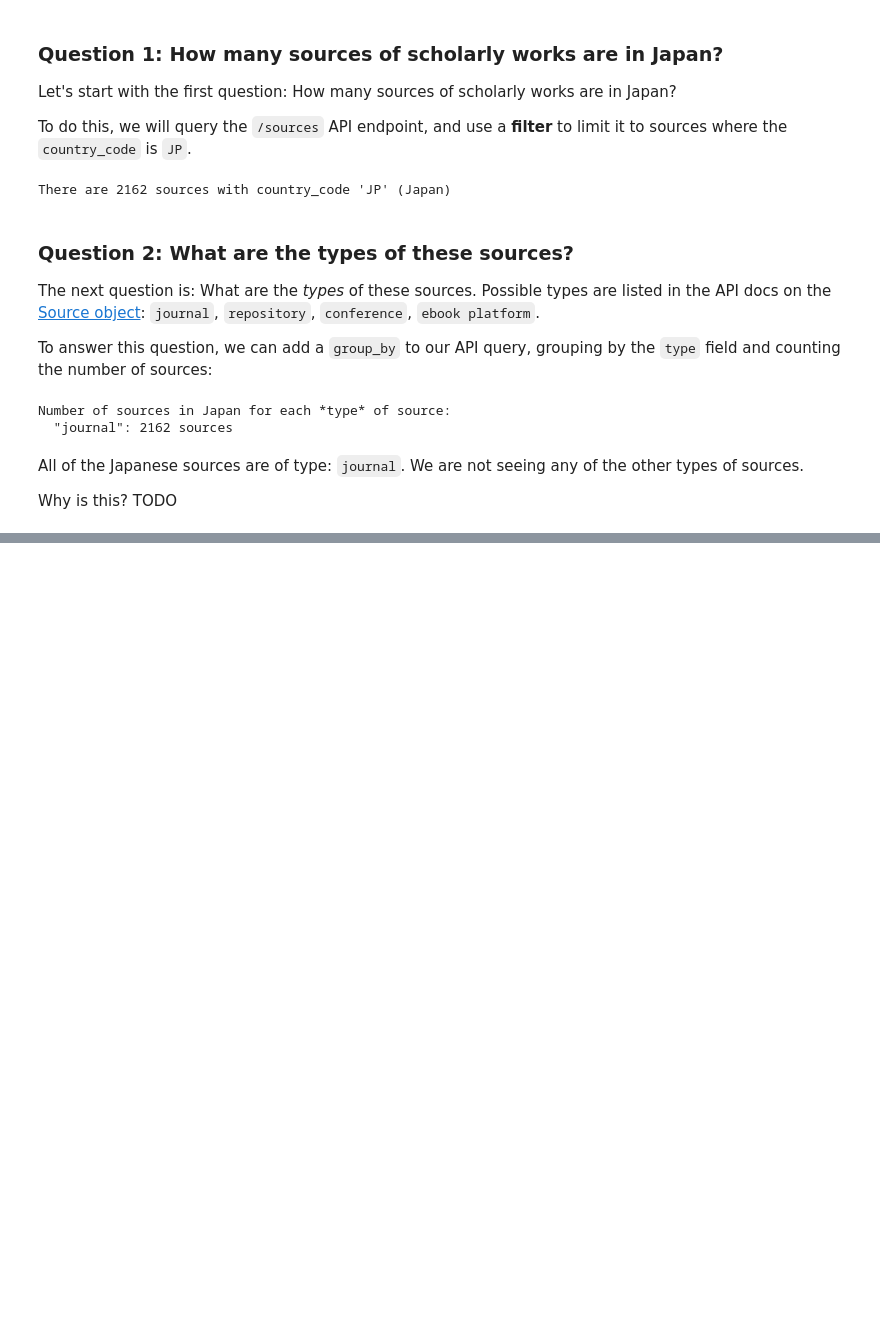
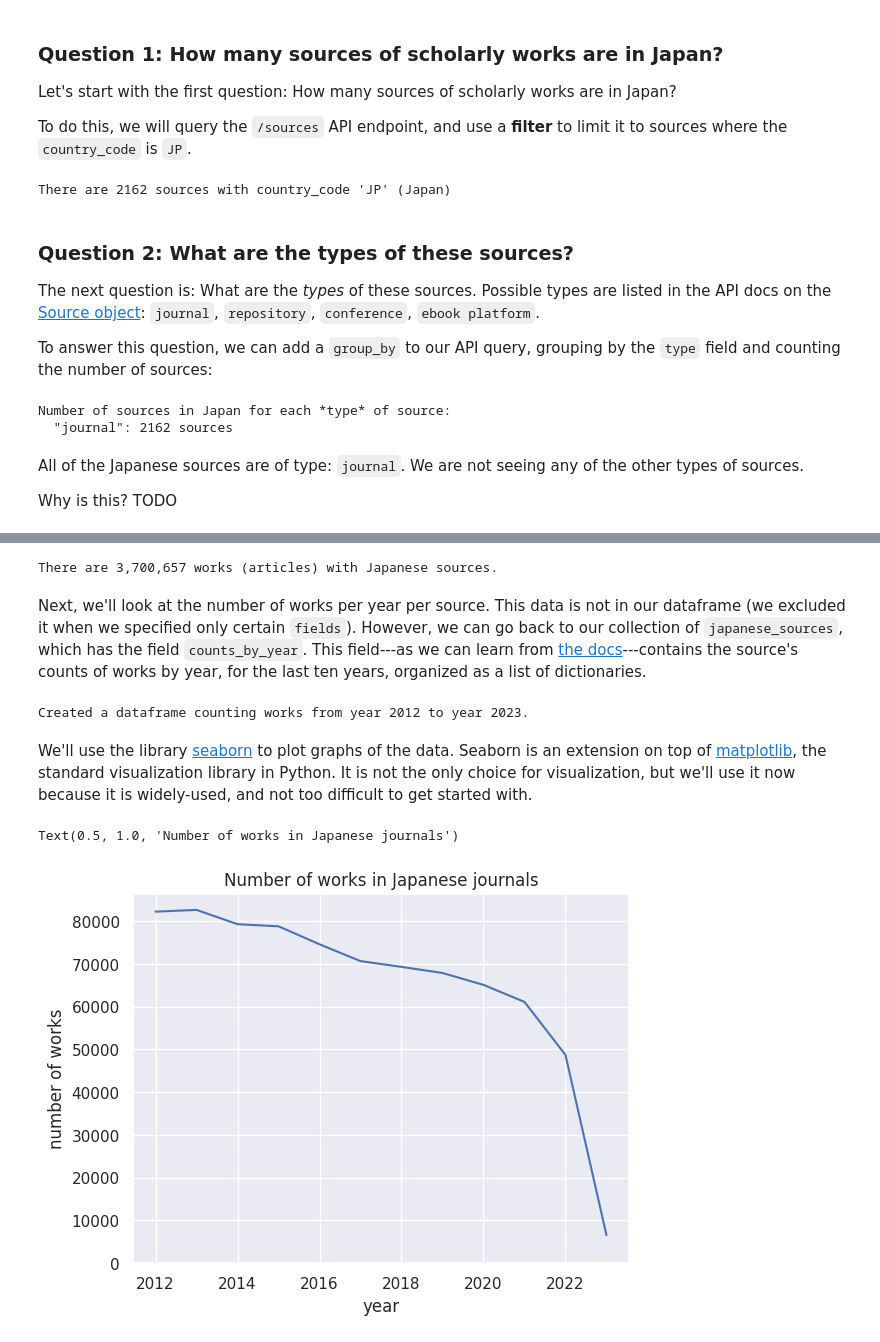
Before and after one commit to ourresearch/openalex-api-tutorials, a Jupyter notebook: notebooks/institutions/japanese.ipynb, the cells around one changed output, grey strips where cells are left out. Saved outputs shown, nothing was run; the diff lists cells and outputs as text; code cells hidden in the pictures; blank space fills up the shorter version.

Commit message:
japan sources tutorial: get works, plot counts

```diff
--- a/notebooks/institutions/japanese.ipynb
+++ b/notebooks/institutions/japanese.ipynb
@@ -150,11 +50,0 @@ japanese_sources[0]['counts_by_year']
-# %%
-data = []
-for source in japanese_sources:
-    for year_count in source['counts_by_year']:
-        data.append({
-            'id': source['id'],
-            'year': year_count['year'],
-            'works_count': year_count['works_count'],
-            'cited_by_count': year_count['cited_by_count'],
-        })
-df_counts_by_year = pd.DataFrame(data)
@@ -260,0 +158,45 @@ df_affiliations_count.loc[(df_affiliations_count['year']>=2012)&(df_affiliations
+# %%
+num_works = df_sources['works_count'].sum()
+print(f"There are {num_works:,} works (articles) with Japanese sources.")  # putting ":," after num_works tells the formatter to use commas as thousands separators
+# %% [output]
+There are 3,700,657 works (articles) with Japanese sources.
+# %% [markdown]
+Next, we'll look at the number of works per year per source. This data is not in our dataframe (we excluded it when we specified only certain `fields`). However, we can go back to our collection of `japanese_sources`, which has the field `counts_by_year`. This field---as we can learn from [the docs](https://docs.openalex.org/api-entities/venues/venue-object#counts_by_year)---contains the source's counts of works by year, for the last ten years, organized as a list of dictionaries.
+# %%
+# Put the data for `counts_by_year` into a Pandas dataframe.
+data = []
+for source in japanese_sources:
+    for year_count in source['counts_by_year']:
+        data.append({
+            'id': source['id'],
+            'year': int(year_count['year']),
+            'works_count': int(year_count['works_count']),
+            'cited_by_count': int(year_count['cited_by_count']),
+        })
+df_counts_by_year = pd.DataFrame(data)
+
+# Each row in the dataframe represents one year of one source.
+# We can group by year and sum the number of works to get the
+# total counts by year.
+
+all_counts_japan = df_counts_by_year.groupby('year')['works_count'].sum()
+print(f"Created a dataframe counting works from year {all_counts_japan.index.min()} to year {all_counts_japan.index.max()}.")
+# %% [output]
+Created a dataframe counting works from year 2012 to year 2023.
+# %% [markdown]
+We'll use the library [seaborn](https://seaborn.pydata.org/index.html) to plot graphs of the data. Seaborn is an extension on top of [matplotlib](https://seaborn.pydata.org/index.html), the standard visualization library in Python. It is not the only choice for visualization, but we'll use it now because it is widely-used, and not too difficult to get started with.
+# %%
+# Import seaborn
+import seaborn as sns
+
+# Apply the default theme
+sns.set_theme()
+
+# Visualize the data
+g = sns.lineplot(all_counts_japan)
+g.set_ylim(bottom=0)
+g.set_ylabel("number of works")
+g.set_title("Number of works in Japanese journals")
+# %% [output]
+Text(0.5, 1.0, 'Number of works in Japanese journals')
+[figure, added]
```
Also changed, not shown: parts of 31 cells of this notebook, 2 other files.
